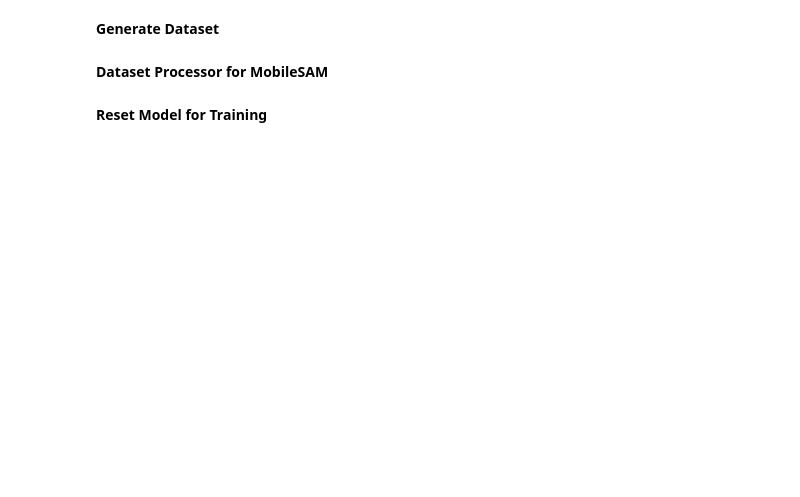
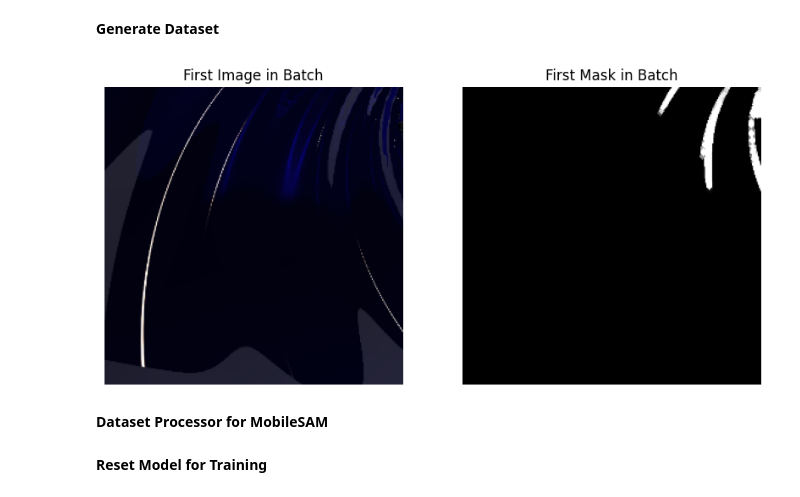
Before and after one commit to erstool37/slurry_viscnet, a Jupyter notebook: MobileSAM_Vortex/MobileSAM_vortex.ipynb, the cells around one changed output. Cells and saved outputs as stored; diff of their text form; code cells hidden in the pictures; blank space fills up the shorter version.

```diff
--- a/MobileSAM_Vortex/MobileSAM_vortex.ipynb
+++ b/MobileSAM_Vortex/MobileSAM_vortex.ipynb
@@ -367,2 +183,39 @@ plt.show()
+# %%
+# Define file paths
+image_paths = sorted(glob.glob("captures/raw/raw_*.png"))
+mask_paths = sorted(glob.glob("captures/masked/masked_*.png"))
+
+# Initialize preprocessor
+preprocessor = DatasetPreprocessor(image_paths, mask_paths, patch_size=256, step=256, batch_size=8) #1132
+
+# Get DataLoaders
+train_batch, val_batch, test_batch = preprocessor.get_dataloaders()
+
+import matplotlib.pyplot as plt
+# %%
+# Data loader test
+
+train_set = preprocessor.train_batch
+batch = next(iter(train_set)) #first batch select
+
+idx = 4
+# Extract image and mask
+first_image = batch["image"][idx].cpu().numpy().transpose(1, 2, 0)  # Convert (C, H, W) → (H, W, C)
+first_mask = batch["mask"][idx].cpu().numpy()
+
+# Plot image and mask
+fig, axes = plt.subplots(1, 2, figsize=(10, 5))
+
+axes[0].imshow(first_image.astype(np.uint8))
+axes[0].set_title("First Image in Batch")
+axes[0].axis("off")
+
+axes[1].imshow(first_mask, cmap="gray")
+axes[1].set_title("First Mask in Batch")
+axes[1].axis("off")
+
+plt.show()
+# %% [output]
+[figure, added]
 # %% [markdown]
 **Dataset Processor for MobileSAM**
```
Also changed, not shown: parts of 19 cells of this notebook.
